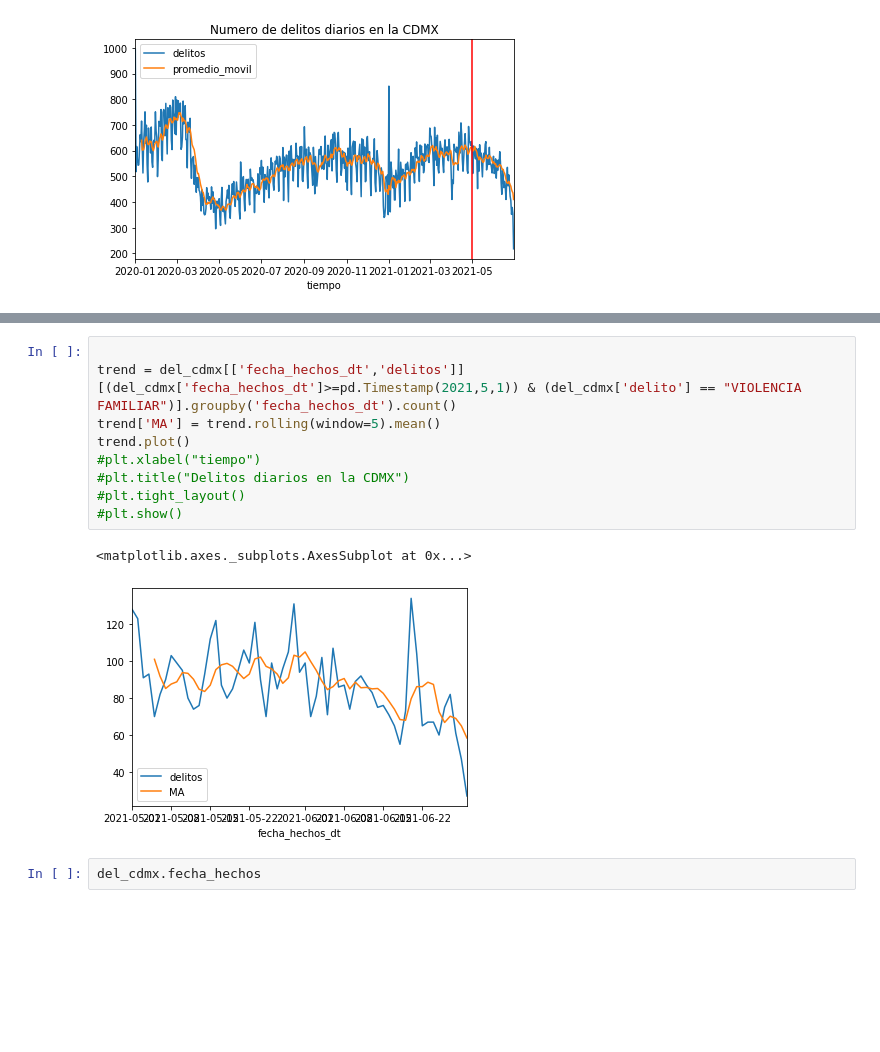
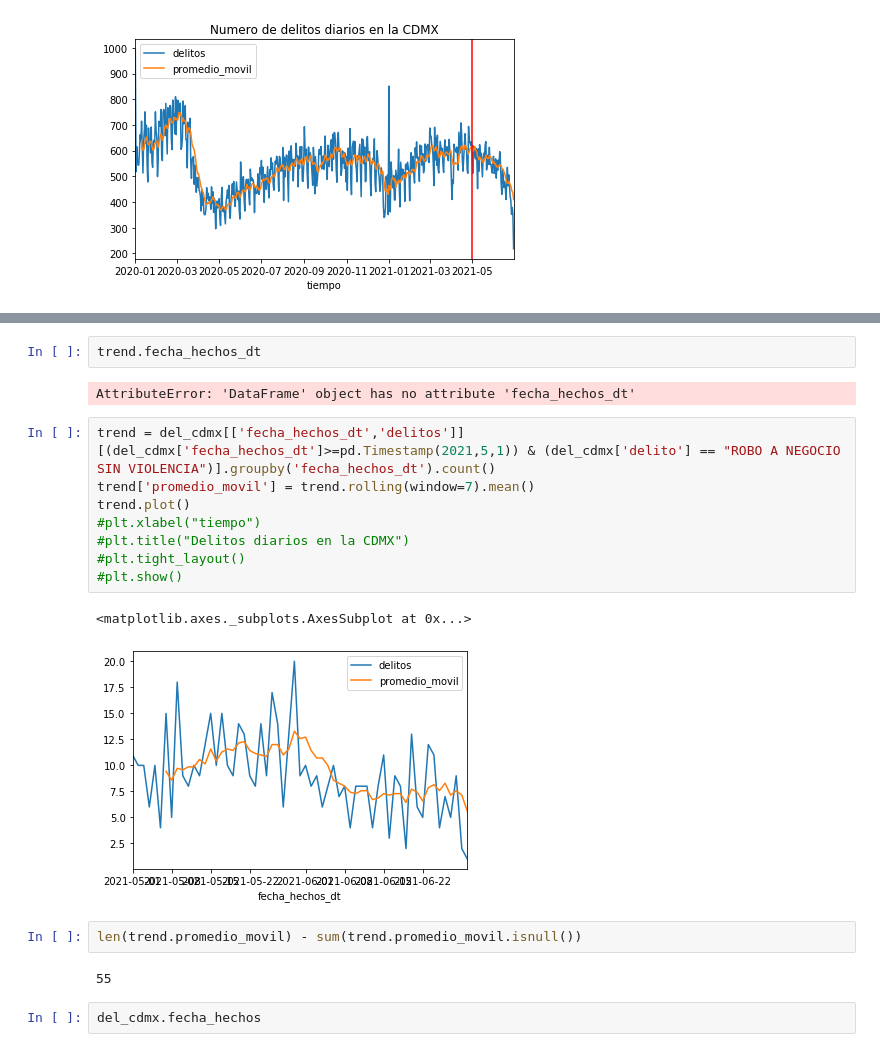
Before and after one commit to DarioDC/OPI, a Jupyter notebook: Examen_DarioDiazCuevas.ipynb, the cells around one changed output, grey strips where cells are left out. Cells and saved outputs as stored; diff of their text form; blank space fills up the shorter version.

```diff
--- a/Examen_DarioDiazCuevas.ipynb
+++ b/Examen_DarioDiazCuevas.ipynb
@@ -313,15 +359,22 @@ df[df.delitos>10]
+# %%
+trend.fecha_hechos_dt
+# %% [output]
+AttributeError: 'DataFrame' object has no attribute 'fecha_hechos_dt'
 # %%
-
-trend = del_cdmx[['fecha_hechos_dt','delitos']][(del_cdmx['fecha_hechos_dt']>=pd.Timestamp(2021,5,1)) & (del_cdmx['delito'] == "VIOLENCIA FAMILIAR")].groupby('fecha_hechos_dt').count()
-trend['MA'] = trend.rolling(window=5).mean()
+trend = del_cdmx[['fecha_hechos_dt','delitos']][(del_cdmx['fecha_hechos_dt']>=pd.Timestamp(2021,5,1)) & (del_cdmx['delito'] == "ROBO A NEGOCIO SIN VIOLENCIA")].groupby('fecha_hechos_dt').count()
+trend['promedio_movil'] = trend.rolling(window=7).mean()
 trend.plot()
 #plt.xlabel("tiempo")
 #plt.title("Delitos diarios en la CDMX")
 #plt.tight_layout()
 #plt.show()
 # %% [output]
 <matplotlib.axes._subplots.AxesSubplot at 0x...>
-[figure, old version]
+[figure, new version]
+# %%
+len(trend.promedio_movil) - sum(trend.promedio_movil.isnull())
+# %% [output]
+55
 # %%
 del_cdmx.fecha_hechos
 # %% [output]
```
Also changed, not shown: parts of 10 cells of this notebook.
